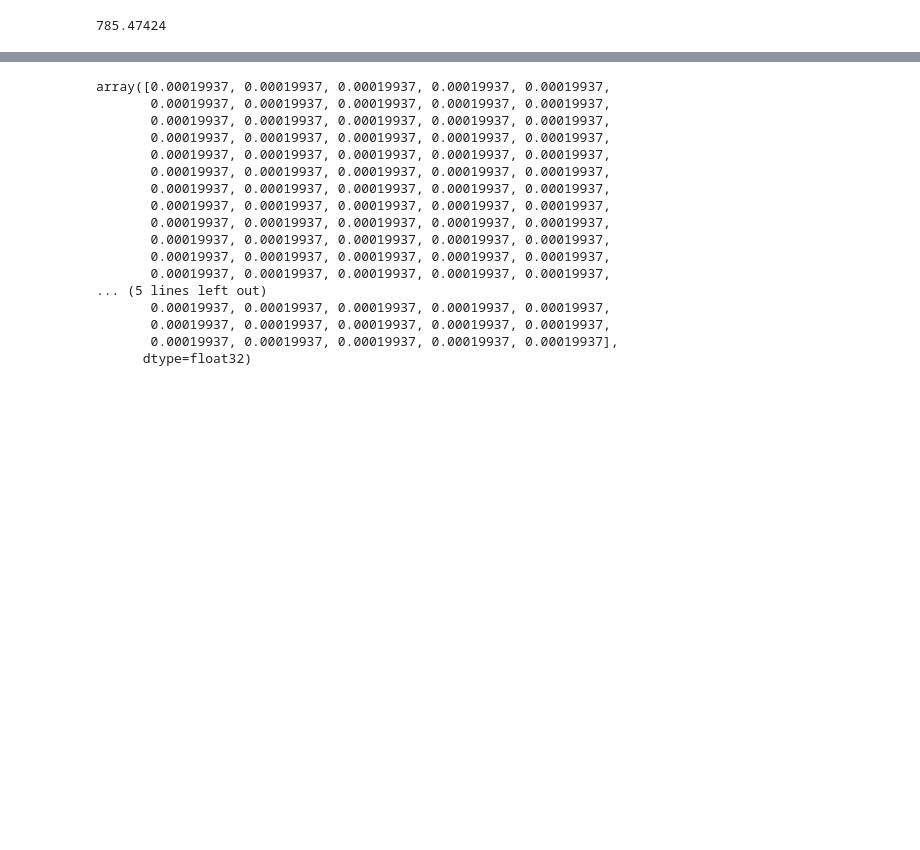
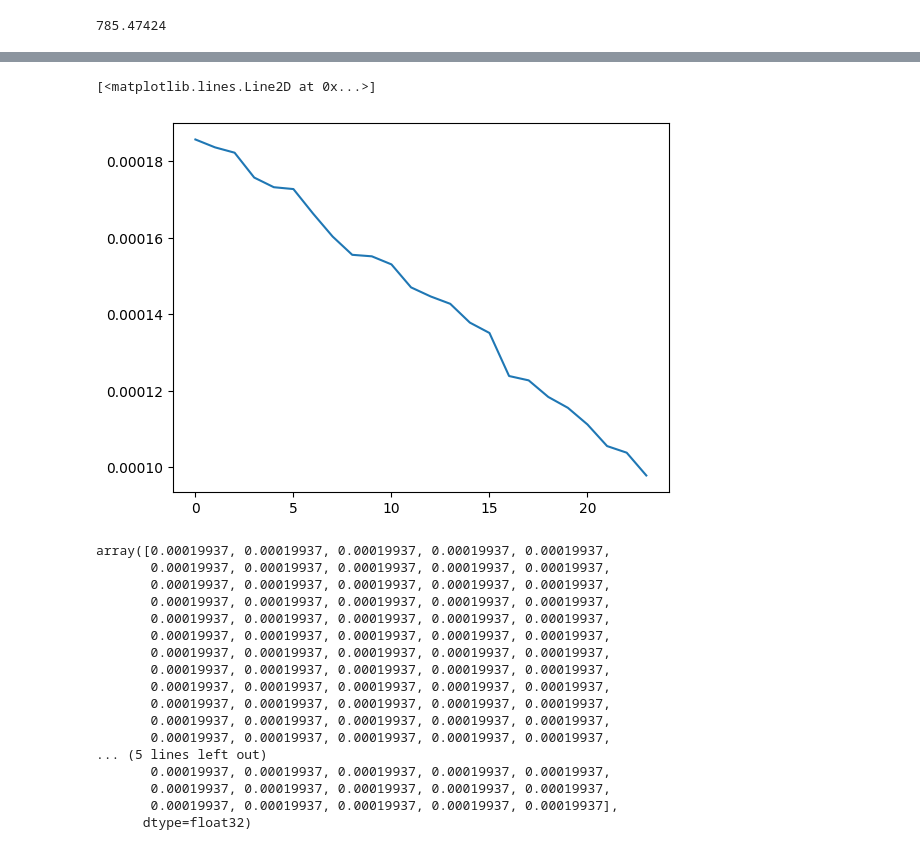
Before and after one commit to SMATousi/outlier_VAE, a Jupyter notebook: Dual_eq_Min.ipynb, the cells around one changed output, grey strips where cells are left out. Drawn from its saved outputs; the diff is of its cells as text; code cells hidden in the pictures; blank space fills up the shorter version.

```diff
--- a/Dual_eq_Min.ipynb
+++ b/Dual_eq_Min.ipynb
@@ -1132,23 +1090,29 @@ total_rec_rae_3 = np.array(total_rec)
 # %%
 sol = np.ones([1,30])
-sol[0,0] = 0
-sol[0,1] = 0
-sol[0,2] = 0
+# sol = np.array([0., 0., 0., 0., 0., 0., 0., 0., 0., 0., 0., 0., 0., 0., 0, 1., 0., 0., 1., 0., 1., 1., 0., 1.,
+#        1., 0., 1., 0., 0., 0.])
+# sol[0,0] = 0
+# sol[0,1] = 0
+# sol[0,2] = 0
 
 
 in_total_rec = []
 
-particle = normalized_arr[101,:]
-particle = particle.reshape([1,30])
+for i in range(sol.shape[1]):
+
+    sol[0,i] = 0
+
+    particle = normalized_arr[715,:]
+    particle = particle.reshape([1,30])
 
 
-inliers = normalized_arr[10:13,:]
+    inliers = normalized_arr[10:13,:]
 
-avg_ins = np.mean(inliers, axis=0)
-avg_ins = avg_ins.reshape([1,30])
+    avg_ins = np.mean(inliers, axis=0)
+    avg_ins = avg_ins.reshape([1,30])
 
 
-for i in range(100):
+
 
     avg_in_rec = []
 
@@ -1183,7 +1147,12 @@ for i in range(100):
     in_total_rec.append(avg_in_rec)
 
 
-in_total_rec_3 = np.array(in_total_rec)
+in_total_rec_rae = np.array(in_total_rec)
+# %%
+plt.plot(in_total_rec_rae[6:])
+# %% [output]
+[<matplotlib.lines.Line2D at 0x...>]
+[figure, added]
 # %%
 in_total_rec_3
 # %% [output]
```
Also changed, not shown: parts of 8 cells of this notebook.
